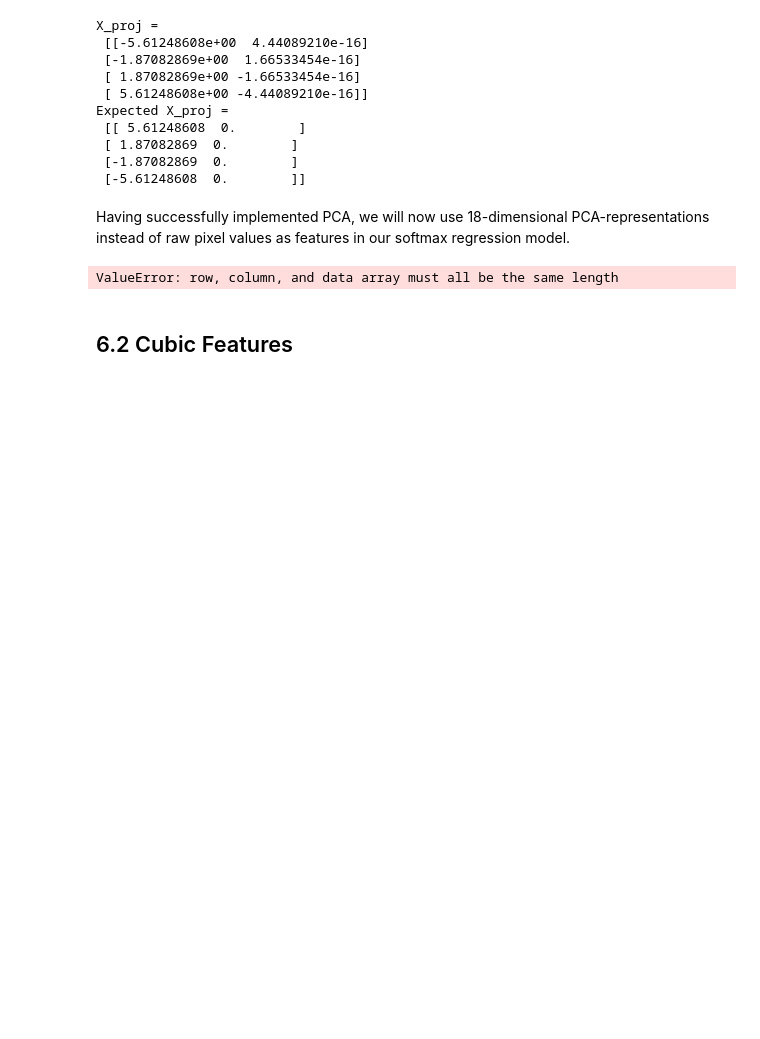
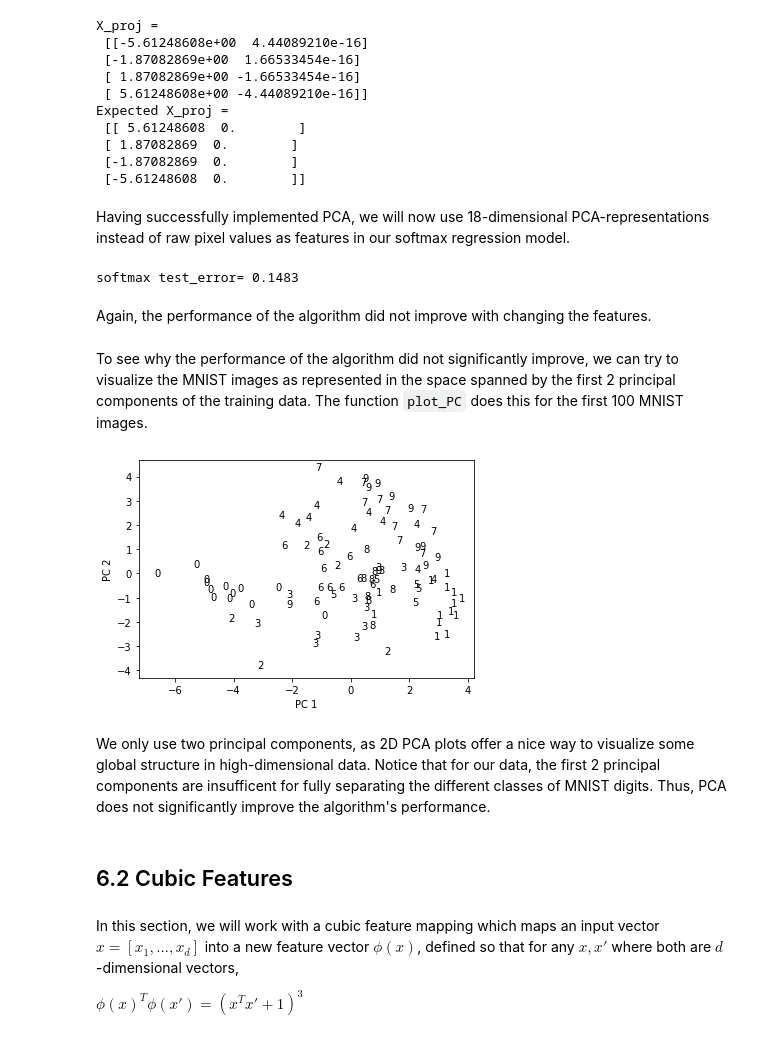
Before and after one commit to mukhaksaeng/MOOCs, a Jupyter notebook: Machine Learning with Python - From Linear Models to Deep Learning/Unit 2/Problem Set/mnist/Project 2 (Digit Recognition - Part 1).ipynb, the cells around one changed output. Saved outputs shown, nothing was run; the diff lists cells and outputs as text; code cells hidden in the pictures; blank space fills up the shorter version.

```diff
--- a/Machine Learning with Python - From Linear Models to Deep Learning/Unit 2/Problem Set/mnist/Project 2 (Digit Recognition - Part 1).ipynb
+++ b/Machine Learning with Python - From Linear Models to Deep Learning/Unit 2/Problem Set/mnist/Project 2 (Digit Recognition - Part 1).ipynb
@@ -724,6 +742,7 @@ Expected X_proj =
 Having successfully implemented PCA, we will now use 18-dimensional PCA-representations instead of raw pixel values as features in our softmax regression model.
 # %%
 n_components = 18
+train_x, train_y, test_x, test_y = get_MNIST_data()
 
 train_x_centered, feature_means = center_data(train_x)
 pcs = principal_components(train_x_centered)
@@ -734,6 +753,34 @@ theta, cost_function_history = softmax_regression(train_pca, train_y, temp_param
 test_error = compute_test_error(test_pca, test_y, theta, temp_parameter = 1)
 print('softmax test_error=', test_error)
 # %% [output]
-ValueError: row, column, and data array must all be the same length
+softmax test_error= 0.1483
+# %% [markdown]
+Again, the performance of the algorithm did not improve with changing the features.
+# %% [markdown]
+To see why the performance of the algorithm did not significantly improve, we can try to visualize the MNIST images as represented in the space spanned by the first 2 principal components of the training data. The function `plot_PC` does this for the first 100 MNIST images.
+# %%
+def plot_PC(X, pcs, labels, feature_means):
+    """
+    Given the principal component vectors as the columns of matrix pcs,
+    this function projects each sample in X onto the first two principal components
+    and produces a scatterplot where points are marked with the digit depicted in
+    the corresponding image.
+    labels = a numpy array containing the digits corresponding to each image in X.
+    """
+    pc_data = project_onto_PC(X, pcs, n_components=2)
+    text_labels = [str(z) for z in labels.tolist()]
+    fig, ax = plt.subplots()
+    ax.scatter(pc_data[:, 0], pc_data[:, 1], alpha=0, marker=".")
+    for i, txt in enumerate(text_labels):
+        ax.annotate(txt, (pc_data[i, 0], pc_data[i, 1]))
+    ax.set_xlabel('PC 1')
+    ax.set_ylabel('PC 2')
+    plt.show()
+
+plot_PC(train_x[range(000, 100), ], pcs, train_y[range(000, 100)], feature_means)
+# %% [output]
+[figure, added]
+# %% [markdown]
+We only use two principal components, as 2D PCA plots offer a nice way to visualize some global structure in high-dimensional data. Notice that for our data, the first 2 principal components are insufficent for fully separating the different classes of MNIST digits. Thus, PCA does not significantly improve the algorithm's performance.
 # %% [markdown]
 ## 6.2 Cubic Features
@@ -743,0 +787,4 @@ train_pca
+# %% [markdown]
+In this section, we will work with a cubic feature mapping which maps an input vector $x = [x_{1}, \ldots, x_{d}] $ into a new feature vector $\phi(x)$, defined so that for any $x, x′$ where both are $d$-dimensional vectors,
+
+$\phi(x)^{T}\phi(x') = (x^{T}x' + 1)^{3}$
```
Also changed, not shown: parts of 42 cells of this notebook.
